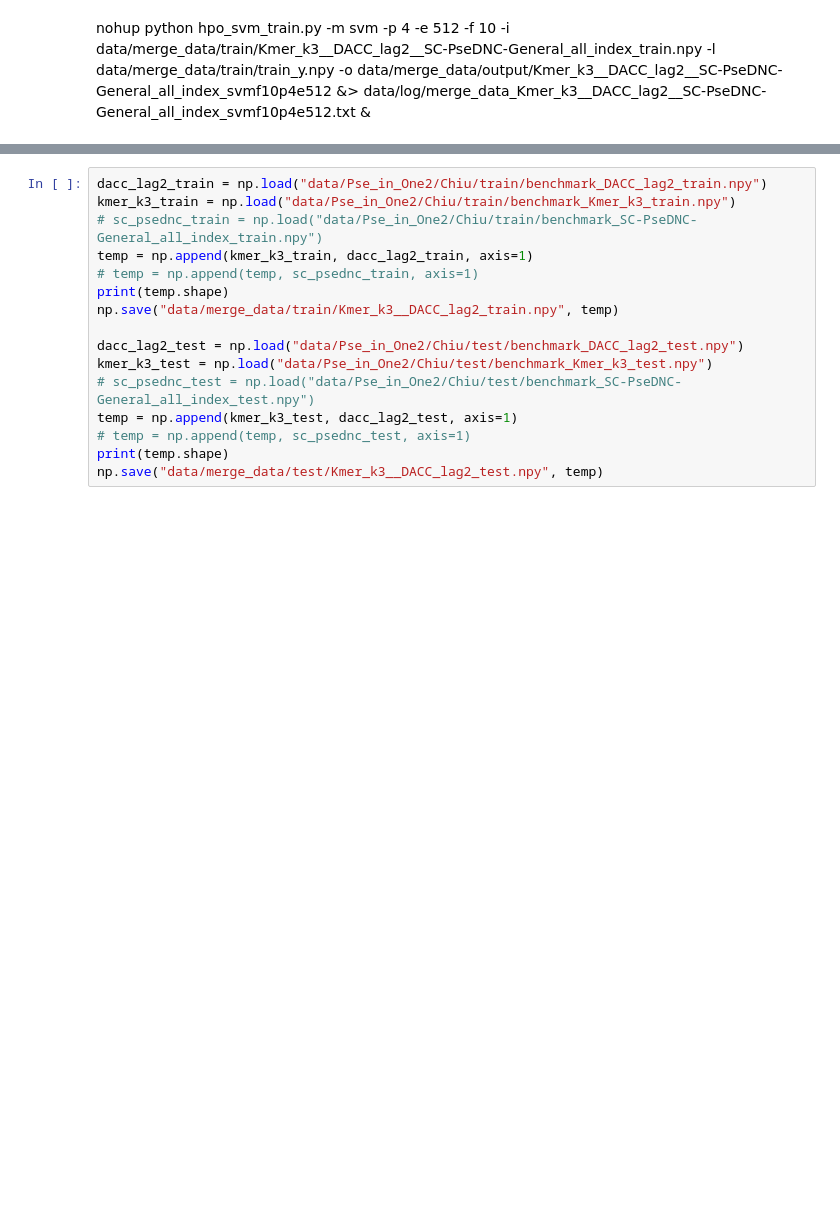
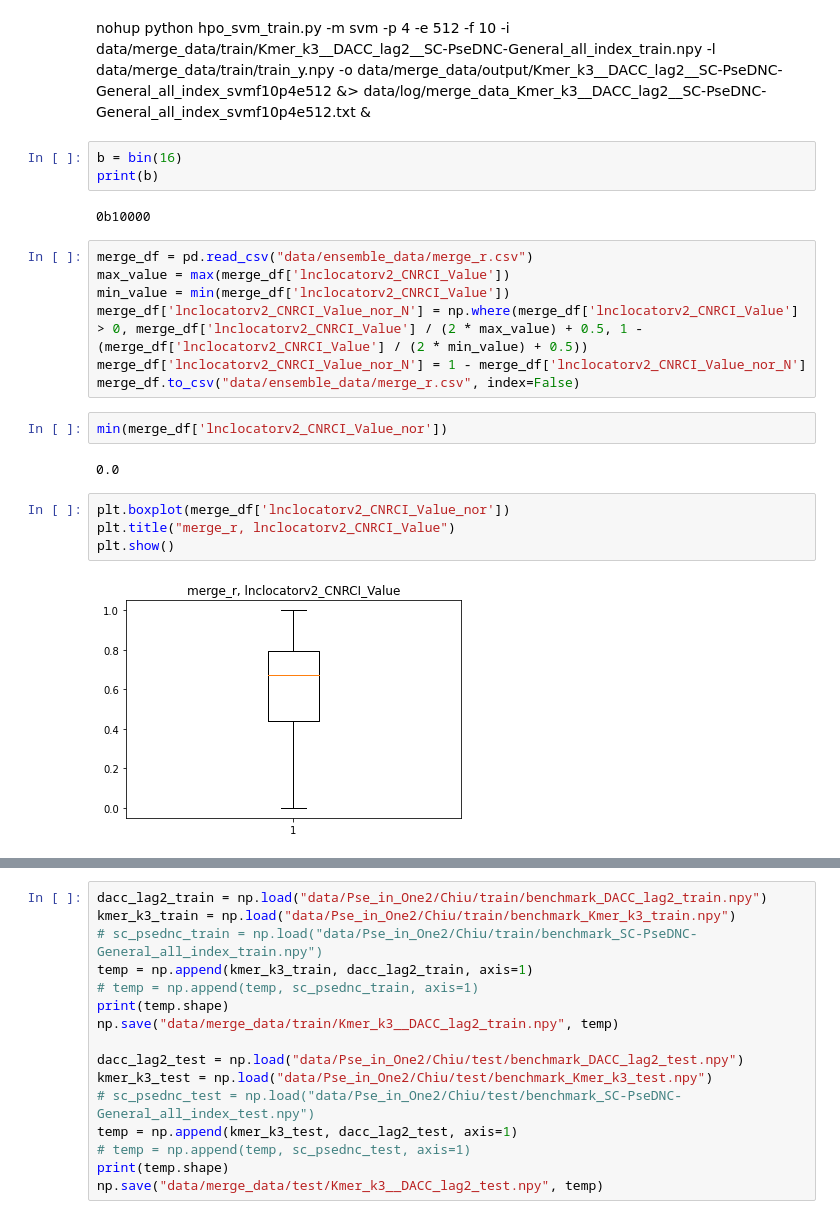
Before and after one commit to JiandeWuu/sixthTool, a Jupyter notebook: test.ipynb, the cells around one changed output, grey strips where cells are left out. Saved outputs shown, nothing was run; the diff lists cells and outputs as text; blank space fills up the shorter version.

```diff
--- a/test.ipynb
+++ b/test.ipynb
@@ -42,3 +42,25 @@ from libsvm.svmutil import evaluations
 from Function import svm_function
 # %% [markdown]
 nohup python hpo_svm_train.py -m svm -p 4 -e 512 -f 10 -i data/merge_data/train/Kmer_k3__DACC_lag2__SC-PseDNC-General_all_index_train.npy -l data/merge_data/train/train_y.npy -o data/merge_data/output/Kmer_k3__DACC_lag2__SC-PseDNC-General_all_index_svmf10p4e512 &> data/log/merge_data_Kmer_k3__DACC_lag2__SC-PseDNC-General_all_index_svmf10p4e512.txt &
+# %%
+b = bin(16)
+print(b)
+# %% [output]
+0b10000
+# %%
+merge_df = pd.read_csv("data/ensemble_data/merge_r.csv")
+max_value = max(merge_df['lnclocatorv2_CNRCI_Value'])
+min_value = min(merge_df['lnclocatorv2_CNRCI_Value'])
+merge_df['lnclocatorv2_CNRCI_Value_nor_N'] = np.where(merge_df['lnclocatorv2_CNRCI_Value'] > 0, merge_df['lnclocatorv2_CNRCI_Value'] / (2 * max_value) + 0.5, 1 - (merge_df['lnclocatorv2_CNRCI_Value'] / (2 * min_value) + 0.5))
+merge_df['lnclocatorv2_CNRCI_Value_nor_N'] = 1 - merge_df['lnclocatorv2_CNRCI_Value_nor_N']
+merge_df.to_csv("data/ensemble_data/merge_r.csv", index=False)
+# %%
+min(merge_df['lnclocatorv2_CNRCI_Value_nor'])
+# %% [output]
+0.0
+# %%
+plt.boxplot(merge_df['lnclocatorv2_CNRCI_Value_nor'])
+plt.title("merge_r, lnclocatorv2_CNRCI_Value")
+plt.show()
+# %% [output]
+[figure, added]
```
Also changed, not shown: parts of 19 cells of this notebook, 3 other files.
